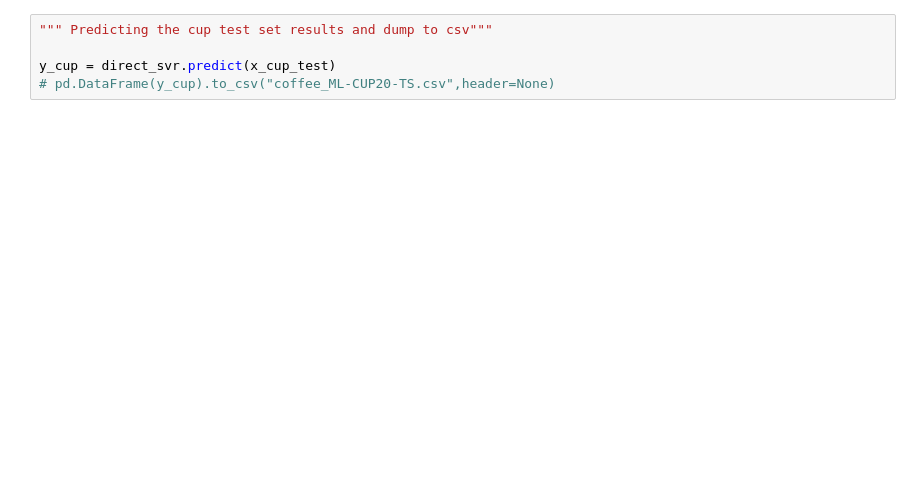
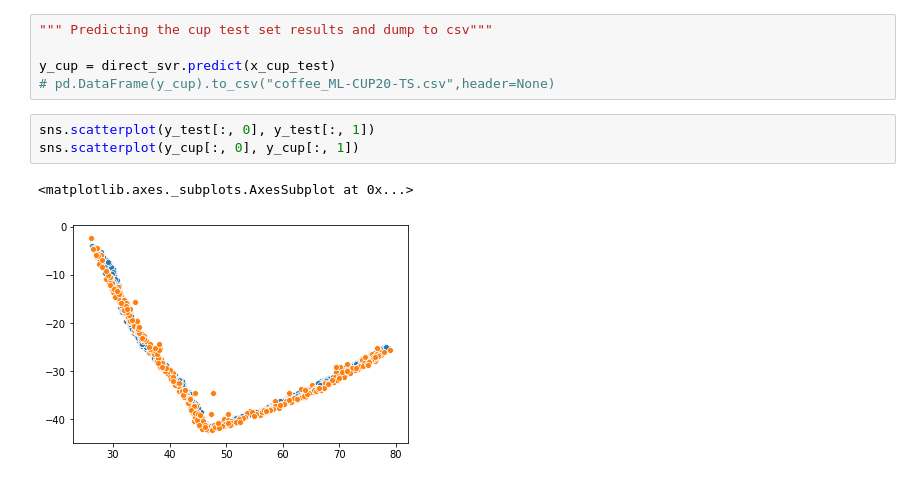
Before and after one commit to dawitanelay/ML-Project-20, a Jupyter notebook: Chained Multioutput Regression_templet.ipynb, the cells around one changed output. Saved outputs shown, nothing was run; the diff lists cells and outputs as text; blank space fills up the shorter version.

```diff
--- a/Chained Multioutput Regression_templet.ipynb
+++ b/Chained Multioutput Regression_templet.ipynb
@@ -76,3 +90,9 @@ x_cup_test = sc_X.transform(test_cup)
 
 y_cup = direct_svr.predict(x_cup_test)
 # pd.DataFrame(y_cup).to_csv("coffee_ML-CUP20-TS.csv",header=None)
+# %%
+sns.scatterplot(y_test[:, 0], y_test[:, 1])
+sns.scatterplot(y_cup[:, 0], y_cup[:, 1])
+# %% [output]
+<matplotlib.axes._subplots.AxesSubplot at 0x...>
+[figure, added]
```
Also changed, not shown: parts of 2 cells of this notebook, 4 other files.
